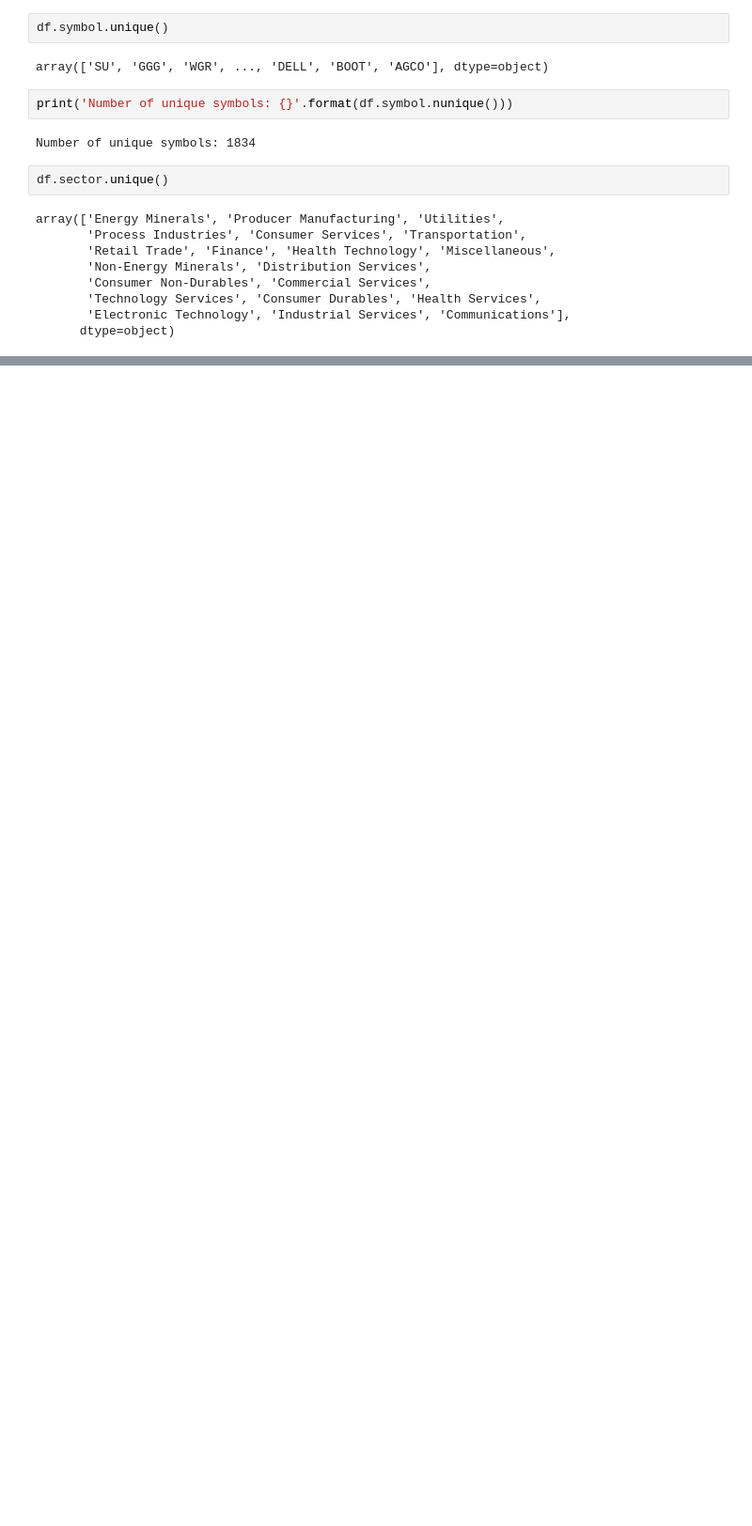
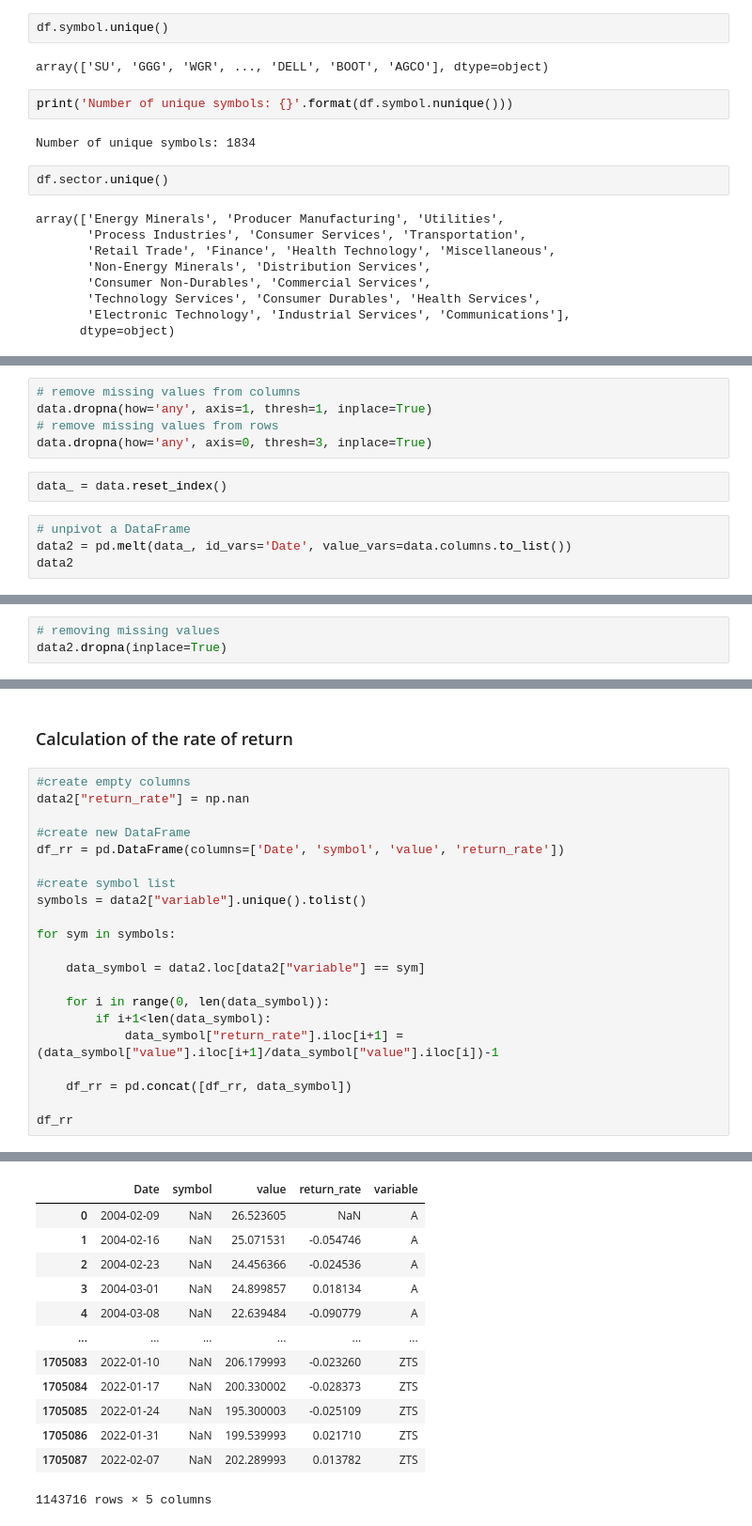
Before and after one commit to Agablue-red/MLClass, a Jupyter notebook: code/data_preparation.ipynb, the cells around one changed output, grey strips where cells are left out. Shown at 94% size. Saved outputs shown, nothing was run; the diff lists cells and outputs as text; blank space fills up the shorter version.

```diff
--- a/code/data_preparation.ipynb
+++ b/code/data_preparation.ipynb
@@ -268,0 +192,11 @@ dataset = data4.dropna(axis = 0, how ='any')
+# %%
+# remove missing values from columns
+data.dropna(how='any', axis=1, thresh=1, inplace=True)
+# remove missing values from rows
+data.dropna(how='any', axis=0, thresh=3, inplace=True)
+# %%
+data_ = data.reset_index()
+# %%
+# unpivot a DataFrame
+data2 = pd.melt(data_, id_vars='Date', value_vars=data.columns.to_list())
+data2
@@ -268,0 +229,3 @@ dataset = data4.dropna(axis = 0, how ='any')
+# %%
+# removing missing values
+data2.dropna(inplace=True)
@@ -268,0 +247,24 @@ dataset = data4.dropna(axis = 0, how ='any')
+# %% [markdown]
+### Calculation of the rate of return
+# %%
+#create empty columns
+data2["return_rate"] = np.nan
+
+#create new DataFrame
+df_rr = pd.DataFrame(columns=['Date', 'symbol', 'value', 'return_rate'])
+
+#create symbol list
+symbols = data2["variable"].unique().tolist()
+
+for sym in symbols:
+
+    data_symbol = data2.loc[data2["variable"] == sym]
+
+    for i in range(0, len(data_symbol)):
+        if i+1<len(data_symbol):
+            data_symbol["return_rate"].iloc[i+1] = (data_symbol["value"].iloc[i+1]/data_symbol["value"].iloc[i])-1
+
+    df_rr = pd.concat([df_rr, data_symbol])
+
+df_rr
+# %% [output]
@@ -268,0 +279,13 @@ dataset = data4.dropna(axis = 0, how ='any')
+|  | Date | symbol | value | return_rate | variable |
+| 0 | 2004-02-09 | NaN | 26.523605 | NaN | A |
+| 1 | 2004-02-16 | NaN | 25.071531 | -0.054746 | A |
+| 2 | 2004-02-23 | NaN | 24.456366 | -0.024536 | A |
+| 3 | 2004-03-01 | NaN | 24.899857 | 0.018134 | A |
+| 4 | 2004-03-08 | NaN | 22.639484 | -0.090779 | A |
+| ... | ... | ... | ... | ... | ... |
+| 1705083 | 2022-01-10 | NaN | 206.179993 | -0.023260 | ZTS |
+| 1705084 | 2022-01-17 | NaN | 200.330002 | -0.028373 | ZTS |
+| 1705085 | 2022-01-24 | NaN | 195.300003 | -0.025109 | ZTS |
+| 1705086 | 2022-01-31 | NaN | 199.539993 | 0.021710 | ZTS |
+| 1705087 | 2022-02-07 | NaN | 202.289993 | 0.013782 | ZTS |
+1143716 rows × 5 columns
```
Also changed, not shown: parts of 70 cells of this notebook.
